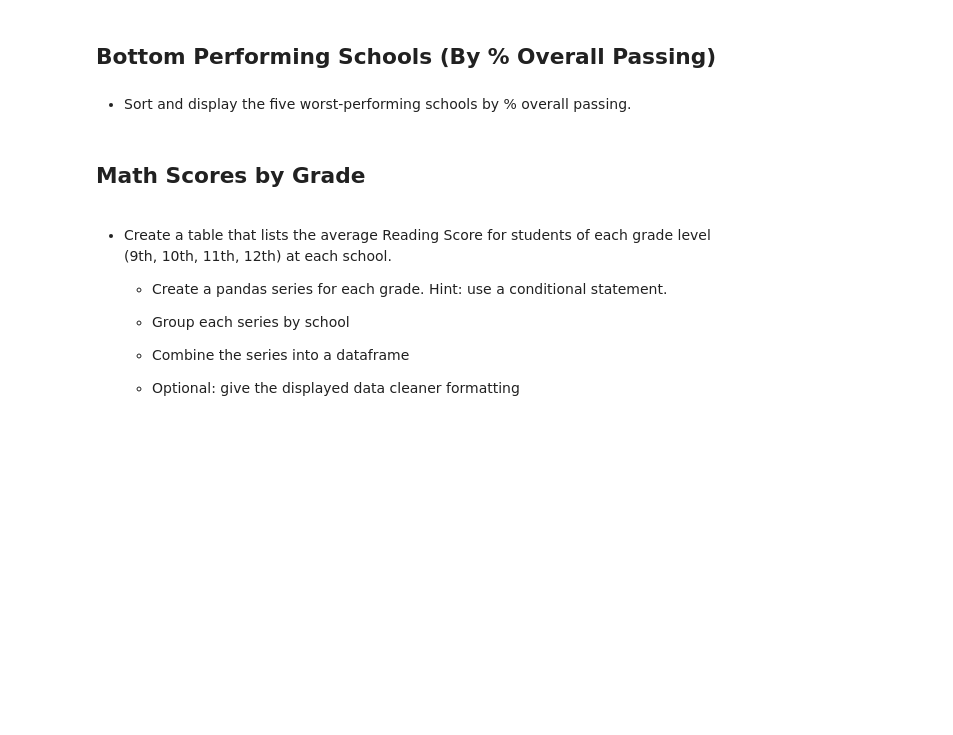
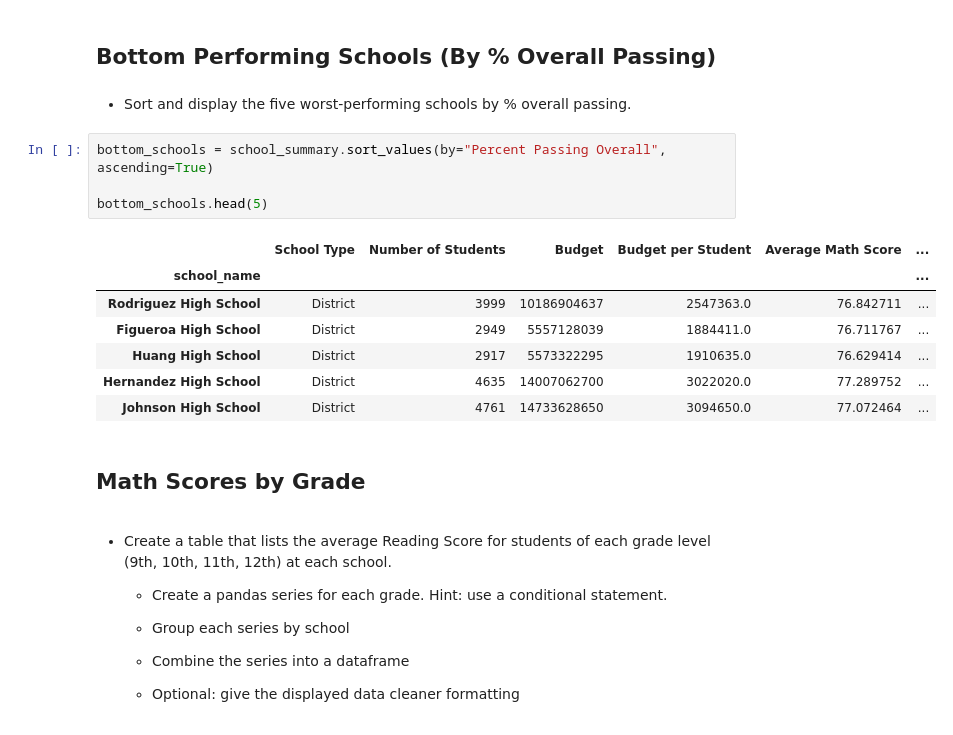
Before and after one commit to leah-handel/Pandas-Challenge, a Jupyter notebook: PyCitySchools_starter.ipynb, the cells around one changed output. Drawn from its saved outputs; the diff is of its cells as text; blank space fills up the shorter version.

```diff
--- a/PyCitySchools_starter.ipynb
+++ b/PyCitySchools_starter.ipynb
@@ -224,6 +232,18 @@ School_Summary.head()
 ## Bottom Performing Schools (By % Overall Passing)
 # %% [markdown]
 * Sort and display the five worst-performing schools by % overall passing.
+# %%
+bottom_schools = school_summary.sort_values(by="Percent Passing Overall", ascending=True)
+
+bottom_schools.head(5)
+# %% [output]
+|  | School Type | Number of Students | Budget | Budget per Student | Average Math Score | ... |
+| school_name |  |  |  |  |  | ... |
+| Rodriguez High School | District | 3999 | 10186904637 | 2547363.0 | 76.842711 | ... |
+| Figueroa High School | District | 2949 | 5557128039 | 1884411.0 | 76.711767 | ... |
+| Huang High School | District | 2917 | 5573322295 | 1910635.0 | 76.629414 | ... |
+| Hernandez High School | District | 4635 | 14007062700 | 3022020.0 | 77.289752 | ... |
+| Johnson High School | District | 4761 | 14733628650 | 3094650.0 | 77.072464 | ... |
 # %% [markdown]
 ## Math Scores by Grade
 # %% [markdown]
```
Also changed, not shown: parts of 7 cells of this notebook.
